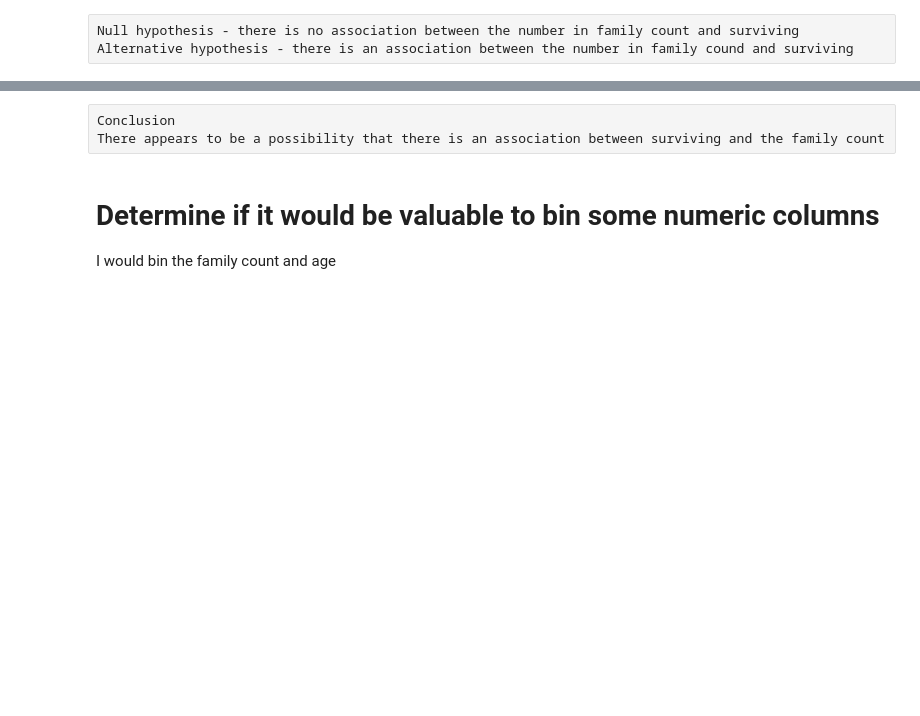
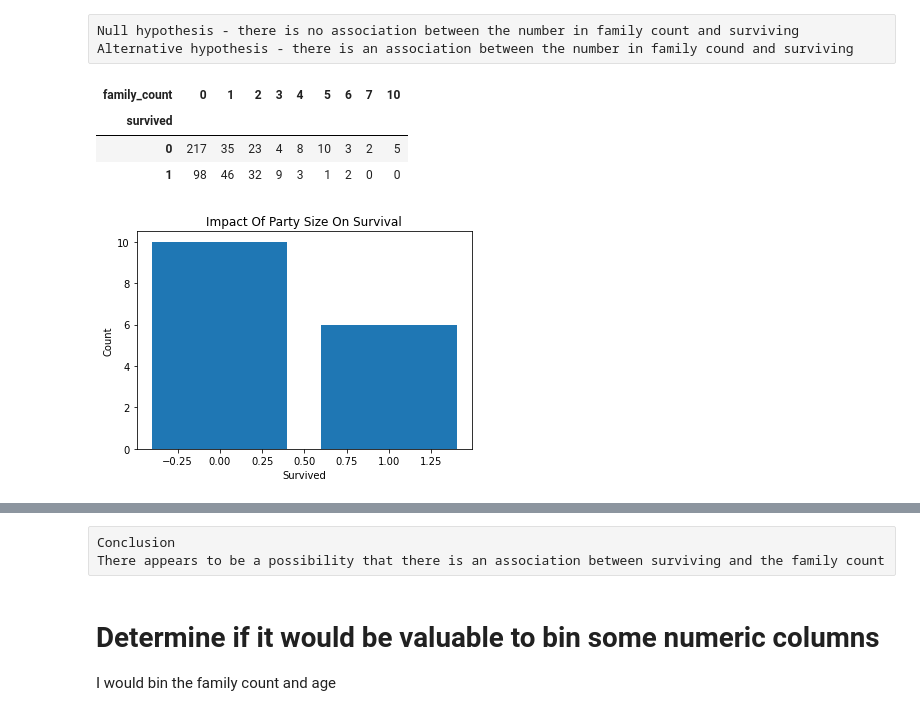
Before and after one commit to allantestaten/classification-exercises, a Jupyter notebook: classification_exercises.ipynb, the cells around one changed output, grey strips where cells are left out. Saved outputs shown, nothing was run; the diff lists cells and outputs as text; code cells hidden in the pictures; blank space fills up the shorter version.

```diff
--- a/classification_exercises.ipynb
+++ b/classification_exercises.ipynb
@@ -851,6 +1333,6 @@ Sepal width, while not the strongest indicator, is still useful.
 # %%
 df = acquire.get_titanic_data()
 
-train, validate, test = prepare.prep_titanic_data(df)
+train, validate, test = prep.prep_titanic_data(df)
 # %%
 train
@@ -861,5 +1357,5 @@ being alone and age
 # %%
 #drop uneccessary columns
-train_new = train.drop(columns=['alone','sex_male','embark_town_Queenstown','embark_town_Southampton'])
+train_new = train.drop(columns=['alone'])
 
 train_new
@@ -878,3 +1416,8 @@ Alternative hypothesis - there is an association between the number in family co
 # %%
 observed = pd.crosstab(train_stats['survived'], train_stats['family_count'])
 observed
+# %% [output]
+| family_count | 0 | 1 | 2 | 3 | 4 | 5 | 6 | 7 | 10 |
+| survived |  |  |  |  |  |  |  |  |  |
+| 0 | 217 | 35 | 23 | 4 | 8 | 10 | 3 | 2 | 5 |
+| 1 | 98 | 46 | 32 | 9 | 3 | 1 | 2 | 0 | 0 |
@@ -881,6 +1428,16 @@ observed
 # %%
+# change x from 0 and 1 to yes and no
+x = train_stats['survived']
+y = train_stats['family_count']
 
-df.plot.scatter(y='train_stats.survived', x='train_stats.family_count')
+
+
+plt.bar(x,y)
+plt.xlabel('Survived')
+plt.ylabel('Count')
+plt.title('Impact Of Party Size On Survival');
+# %% [output]
+[figure, added]
 # %%
 print('Observed')
 print(observed.values)
```
Also changed, not shown: parts of 77 cells of this notebook.
